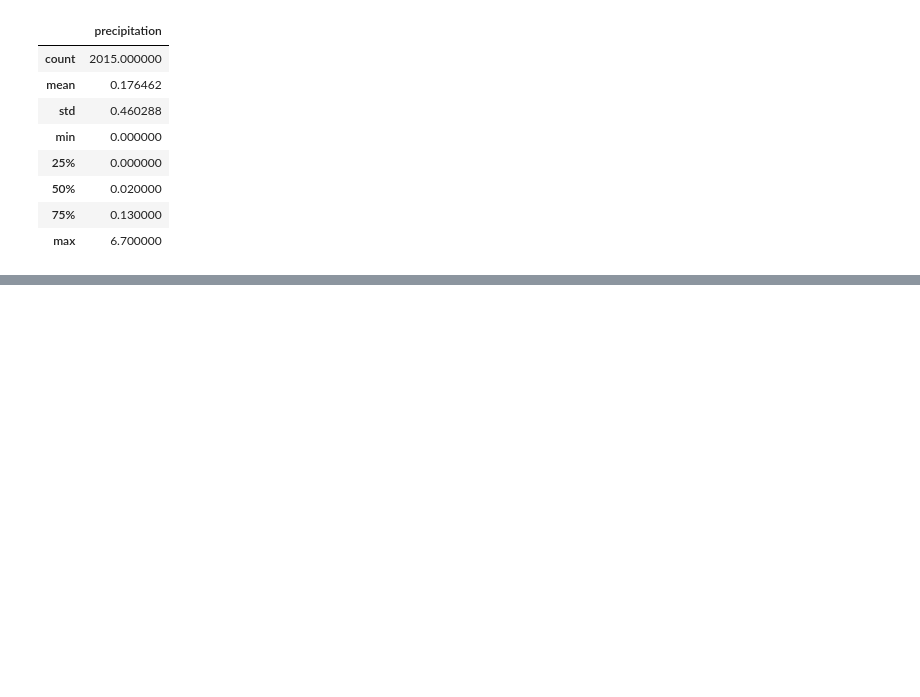
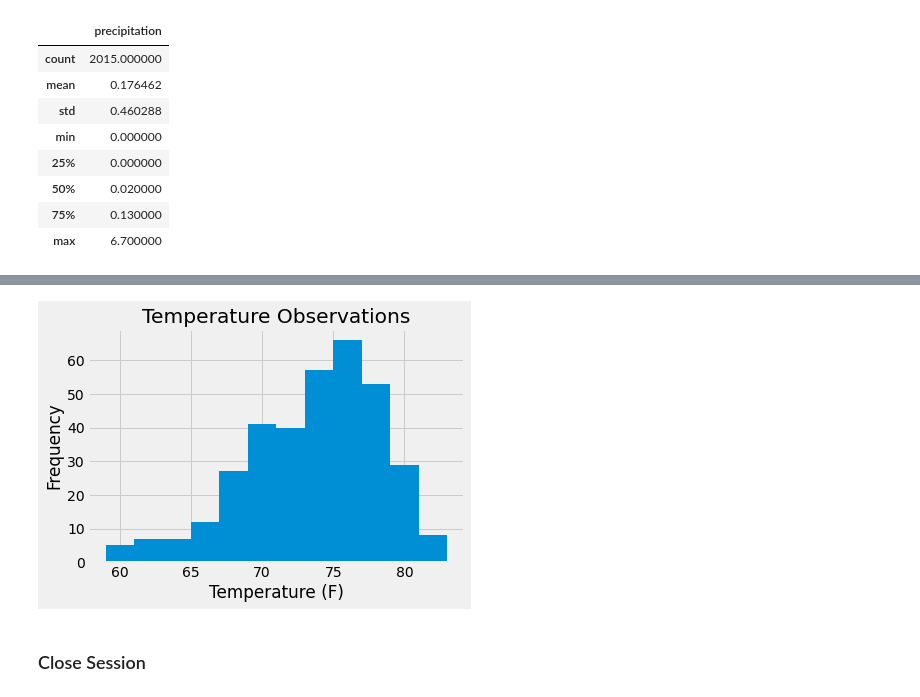
Before and after one commit to Posh007/sqlalchemy-challenge, a Jupyter notebook: climate_starter.ipynb, the cells around one changed output, grey strips where cells are left out. Cells and saved outputs as stored; diff of their text form; code cells hidden in the pictures; blank space fills up the shorter version.

```diff
--- a/climate_starter.ipynb
+++ b/climate_starter.ipynb
@@ -112,0 +169,18 @@ summary_stats
+# %%
+last_year_tem = session.query(Measurement.date,Measurement.tobs).filter(Measurement.date >= yr_ago_date).\
+filter(Measurement.station == 'USC00519281').order_by(Measurement.date).all()
+
+last_yr_tob=pd.DataFrame(last_year_tem, columns=['date','tobs'])
+
+# change the date datetype to  datetime
+#last_yr_tob['date'] =pd.to_datetime(temp_df['date'], format='%Y-%m-%d')
+
+# Sort the dataframe by date
+last_yr_tob=last_yr_tob.sort_values(by=['date'])
+
+# drop the Null values
+last_yr_tobs=last_yr_tob.dropna()
+
+# set the dataframe index to date
+last_yr_tobs=last_yr_tobs.set_index('date')
+last_yr_tobs.head()
@@ -112,0 +195,13 @@ summary_stats
+# %%
+# plot the results as a histogram
+
+plt.hist(last_yr_tobs['tobs'], bins=12)
+plt.title("Temperature Observations")
+plt.xlabel("Temperature (F)")
+plt.ylabel("Frequency")
+plt.savefig("Images/temp_obervations.png")
+plt.show()
+# %% [output]
+[figure, added]
+# %% [markdown]
+### Close Session
```
Also changed, not shown: parts of 6 cells of this notebook, 8 other files.
